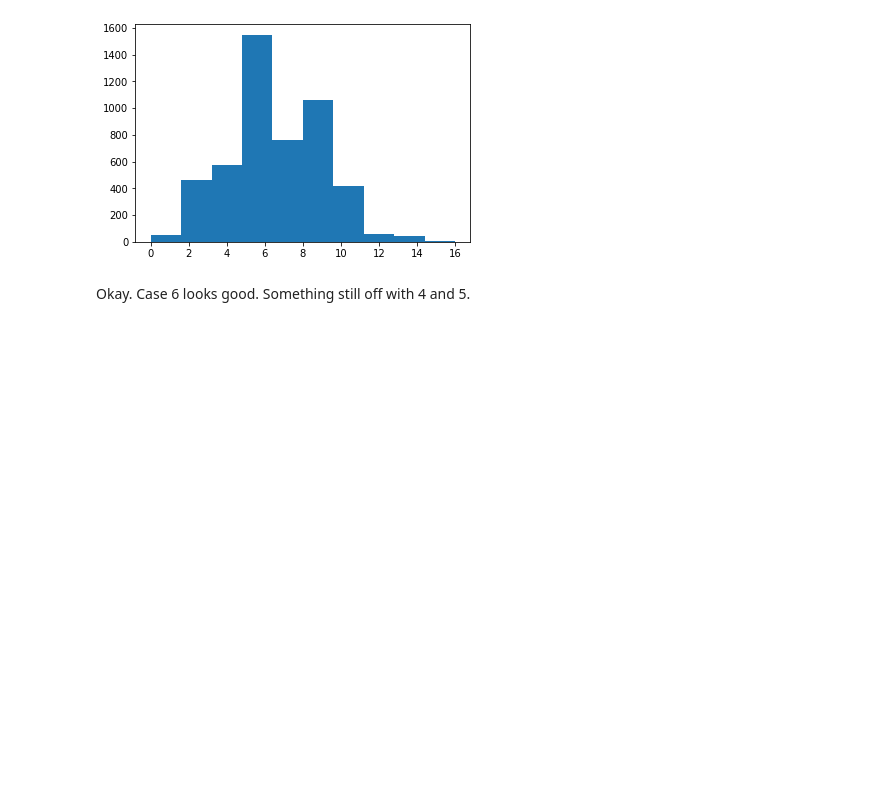
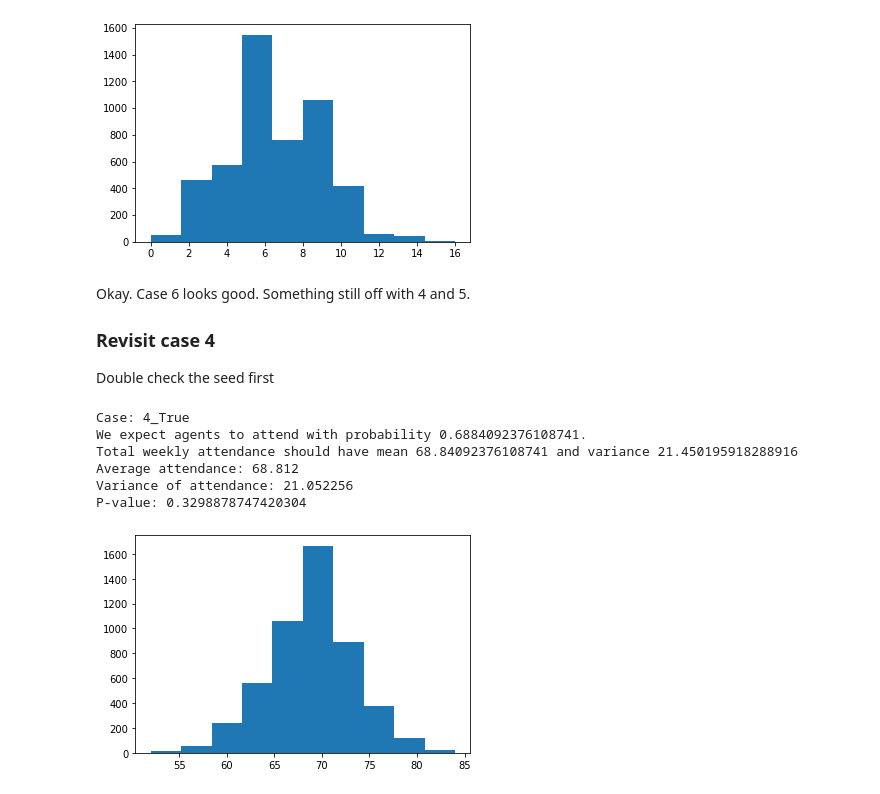
Before and after one commit to rebeku/El-Farol-Bar-Problem, a Jupyter notebook: V2/Optimal A Piecewise.ipynb, the cells around one changed output. Drawn from its saved outputs; the diff is of its cells as text; code cells hidden in the pictures; blank space fills up the shorter version.

```diff
--- a/V2/Optimal A Piecewise.ipynb
+++ b/V2/Optimal A Piecewise.ipynb
@@ -800,3 +801,25 @@ P-value: 0.47555188979797597
 [figure]
 # %% [markdown]
 Okay.   Case 6 looks good.  Something still off with 4 and 5.
+
+### Revisit case 4
+Double check the seed first
+# %%
+start = cases["4_True"]
+seed = 72
+
+run_test(
+    start,
+    agents,
+    strategies,
+    trials,
+    seed
+)
+# %% [output]
+Case: 4_True
+We expect agents to attend with probability 0.6884092376108741.
+Total weekly attendance should have mean 68.84092376108741 and variance 21.450195918288916
+Average attendance: 68.812
+Variance of attendance: 21.052256
+P-value: 0.3298878747420304
+[figure, added]
```
Also changed, not shown: parts of 10 cells of this notebook.
